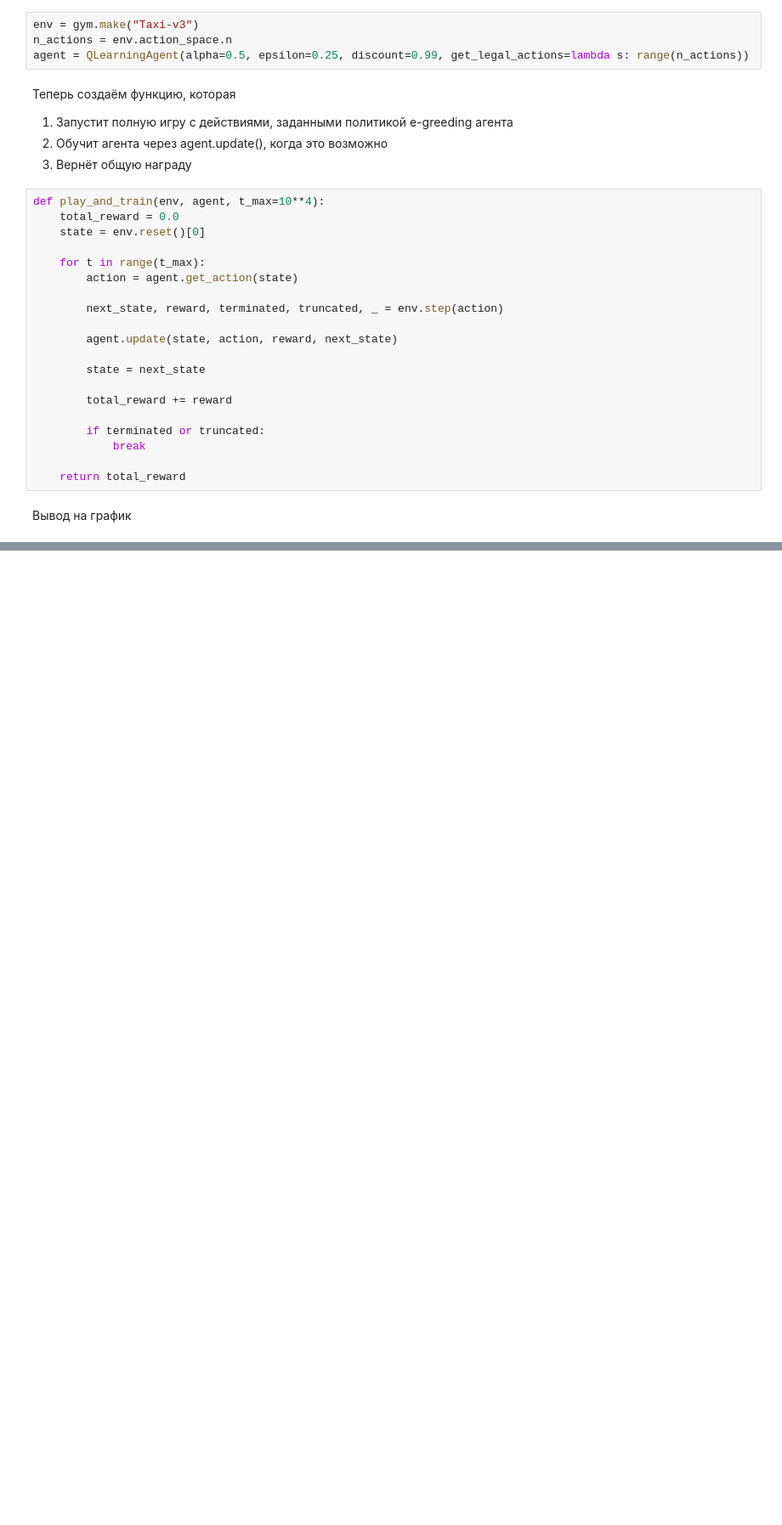
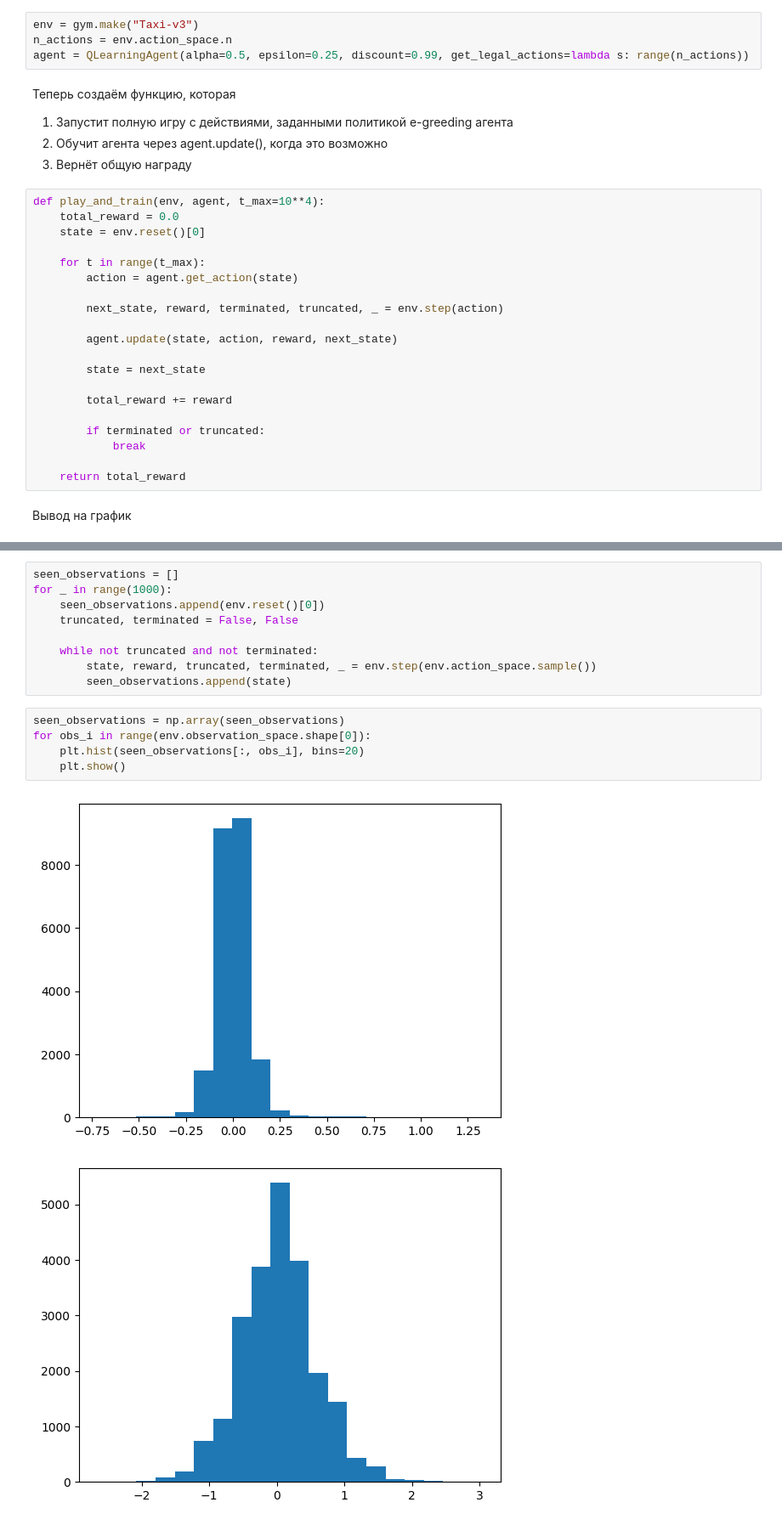
Before and after one commit to Rodeffs/Year4_Programming, a Jupyter notebook: Machine_Learning/Reinforcement_Learning/04_lab/q_learning.ipynb, the cells around one changed output, grey strips where cells are left out. Shown at 85% size. Drawn from its saved outputs; the diff is of its cells as text; blank space fills up the shorter version.

```diff
--- a/Machine_Learning/Reinforcement_Learning/04_lab/q_learning.ipynb
+++ b/Machine_Learning/Reinforcement_Learning/04_lab/q_learning.ipynb
@@ -133,0 +147,17 @@ for i in range(1000):
+# %%
+seen_observations = []
+for _ in range(1000):
+    seen_observations.append(env.reset()[0])
+    truncated, terminated = False, False
+
+    while not truncated and not terminated:
+        state, reward, truncated, terminated, _ = env.step(env.action_space.sample())
+        seen_observations.append(state)
+# %%
+seen_observations = np.array(seen_observations)
+for obs_i in range(env.observation_space.shape[0]):
+    plt.hist(seen_observations[:, obs_i], bins=20)
+    plt.show()
+# %% [output]
+[figure, added]
+[figure, added]
```
Also changed, not shown: parts of 12 cells of this notebook.
